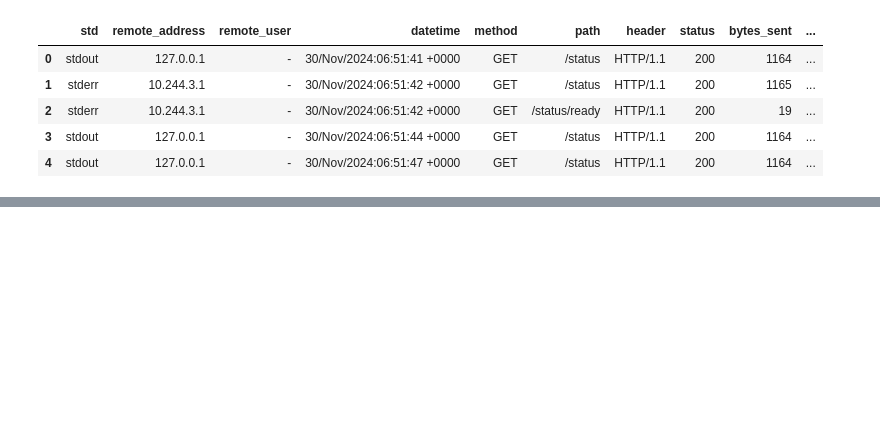
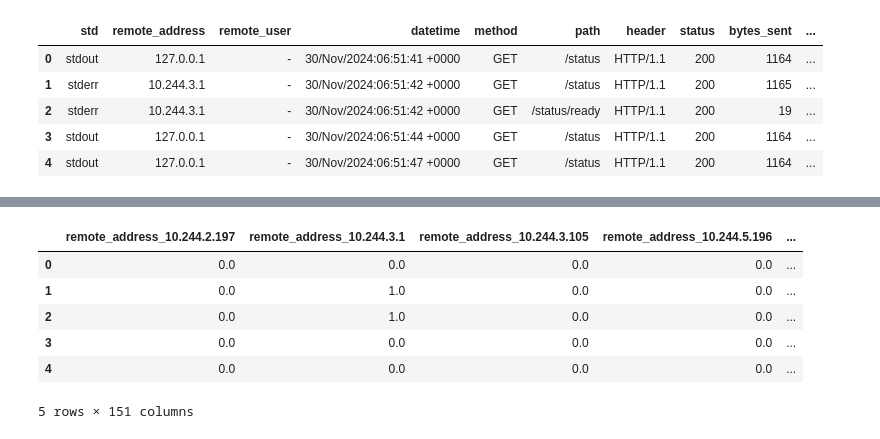
Before and after one commit to yennguyen1909/server_log_analyst, a Jupyter notebook: server_log.ipynb, the cells around one changed output, grey strips where cells are left out. Saved outputs shown, nothing was run; the diff lists cells and outputs as text; code cells hidden in the pictures; blank space fills up the shorter version.

```diff
--- a/server_log.ipynb
+++ b/server_log.ipynb
@@ -31,0 +111,7 @@ df.to_csv('D:/code-python/project_practice/server_log/dataframe/server_log_conve
+# %%
+columns_encoder = ['remote_address', 'path', 'user_agent']
+# %%
+encoder = OneHotEncoder(sparse = False)
+encoder_array = encoder.fit_transform(df[columns_encoder])
+# %%
+encoder_columns = encoder.get_feature_names_out(columns_encoder)
@@ -31,0 +120,10 @@ df.to_csv('D:/code-python/project_practice/server_log/dataframe/server_log_conve
+# %%
+encoder_df.head()
+# %% [output]
+|  | remote_address_10.244.2.197 | remote_address_10.244.3.1 | remote_address_10.244.3.105 | remote_address_10.244.5.196 | ... |
+| 0 | 0.0 | 0.0 | 0.0 | 0.0 | ... |
+| 1 | 0.0 | 1.0 | 0.0 | 0.0 | ... |
+| 2 | 0.0 | 1.0 | 0.0 | 0.0 | ... |
+| 3 | 0.0 | 0.0 | 0.0 | 0.0 | ... |
+| 4 | 0.0 | 0.0 | 0.0 | 0.0 | ... |
+5 rows × 151 columns
```
Also changed, not shown: parts of 28 cells of this notebook.
